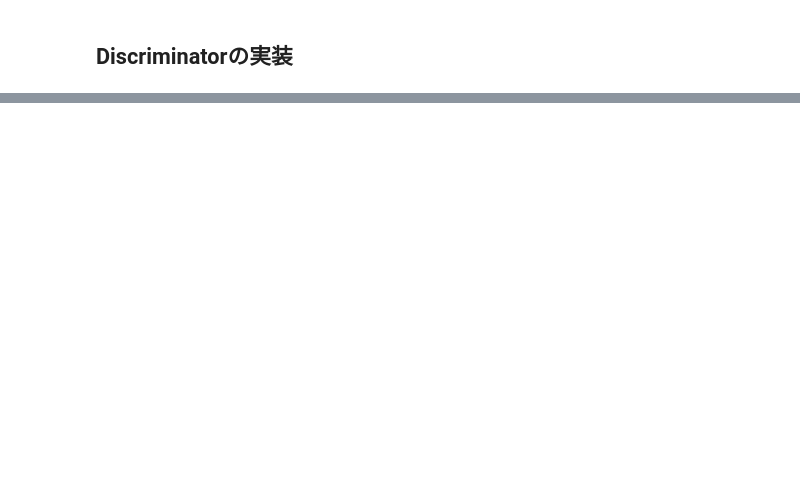
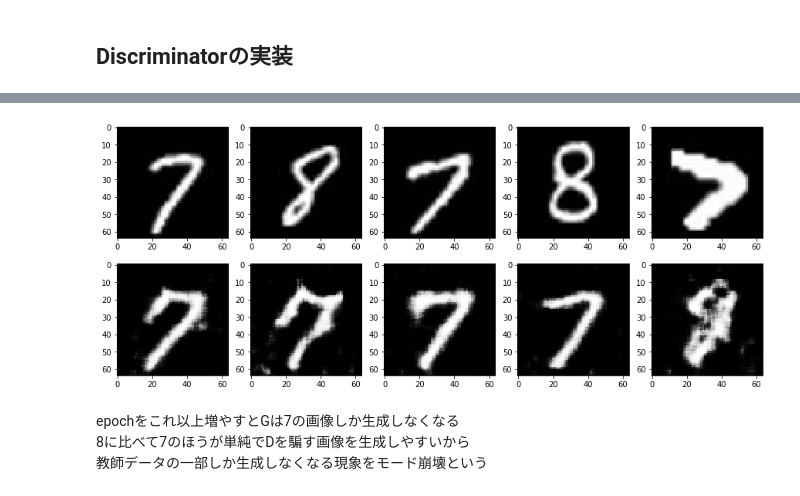
Before and after one commit to EriHata/learning_pytorch, a Jupyter notebook: pytorch_advanced/5_gan_generation/my_DCGAN.ipynb, the cells around one changed output, grey strips where cells are left out. Saved outputs shown, nothing was run; the diff lists cells and outputs as text; code cells hidden in the pictures; blank space fills up the shorter version.

Commit message:
train and inference DCGAN

```diff
--- a/pytorch_advanced/5_gan_generation/my_DCGAN.ipynb
+++ b/pytorch_advanced/5_gan_generation/my_DCGAN.ipynb
@@ -183,0 +263,12 @@ class Discriminator(nn.Module):
+# %%
+class ImageTransform():
+    """画像の前処理クラス"""
+
+    def __init__(self, mean, std):
+        self.data_transform = transforms.Compose([
+            transforms.ToTensor(),
+            transforms.Normalize(mean, std)
+        ])
+
+    def __call__(self, img):
+        return self.data_transform(img)
@@ -183,0 +463,5 @@ class Discriminator(nn.Module):
+# %%
+# 学習・検証を実行する
+# CPUだと１時間位
+num_epochs = 200
+G, D = train_model(G, D, dataloader=train_dataloader, num_epochs=num_epochs)
@@ -183,0 +486,35 @@ class Discriminator(nn.Module):
+# %%
+# 生成画像と訓練データを可視化する
+
+device = torch.device("cuda:0" if torch.cuda.is_available() else "cpu")
+
+# 入力の乱数生成
+batch_size = 8
+z_dim = 20
+fixed_z = torch.randn(batch_size, z_dim)
+fixed_z = fixed_z.view(fixed_z.size(0), fixed_z.size(1), 1, 1)
+
+# 画像生成
+G.eval()
+fake_images = G(fixed_z.to(device))
+
+# 訓練データ
+batch_iterator = iter(train_dataloader)
+images = next(batch_iterator)
+
+# 出力
+fig = plt.figure(figsize=(15, 6))
+for i in range(0,5):
+    # 上段に訓練データ
+    plt.subplot(2, 5, i+1)
+    plt.imshow(images[i][0].cpu().detach().numpy(), 'gray')
+
+    # 下段に生成データ
+    plt.subplot(2, 5, i+6)
+    plt.imshow(fake_images[i][0].cpu().detach().numpy(), 'gray')
+# %% [output]
+[figure, added]
+# %% [markdown]
+epochをこれ以上増やすとGは7の画像しか生成しなくなる<br>
+8に比べて7のほうが単純でDを騙す画像を生成しやすいから<br>
+教師データの一部しか生成しなくなる現象をモード崩壊という
```
Also changed, not shown: parts of 15 cells of this notebook.
